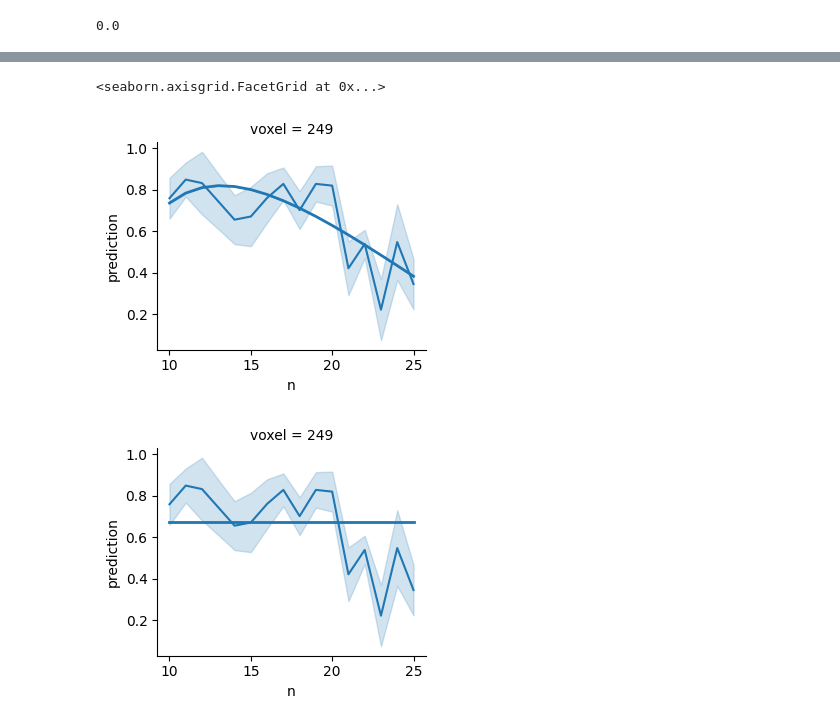
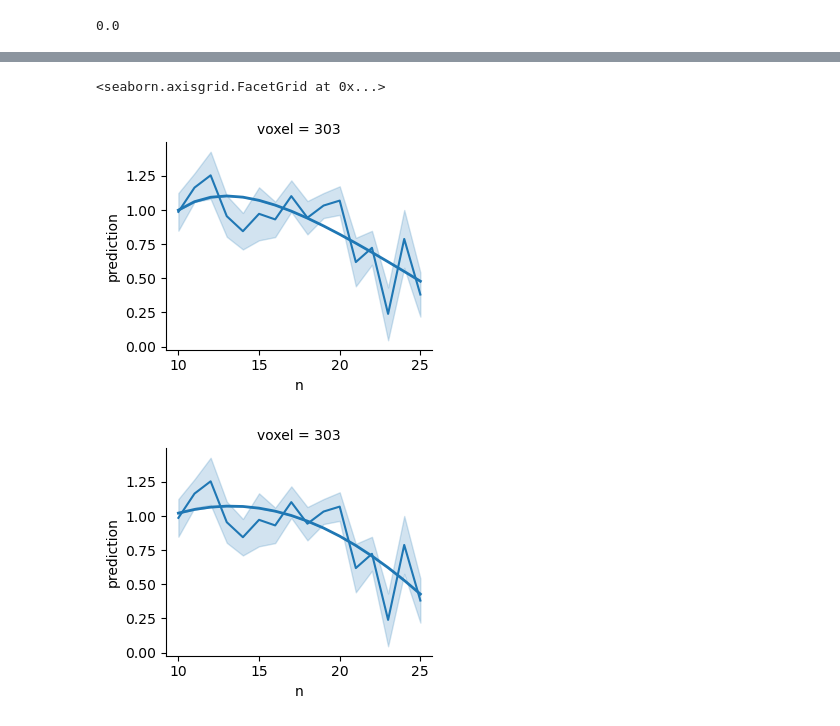
Before and after one commit to Gilles86/neural_priors, a Jupyter notebook: notebooks/bla.ipynb, the cells around one changed output, grey strips where cells are left out. Drawn from its saved outputs; the diff is of its cells as text; code cells hidden in the pictures.

```diff
--- a/notebooks/bla.ipynb
+++ b/notebooks/bla.ipynb
@@ -15,5 +17,5 @@ pd.set_option('display.width', 170) # 80
 pd.options.mode.copy_on_write = True
 pd.set_option('display.max_columns', 70)
 # %%
-bids_folder = '../../ds-neuralpriors'
+bids_folder = '/data/ds-neuralpriors'
 # %%
@@ -206,7 +206,7 @@ df[mask]
 # %%
-plot_prf_predictions('01', bids_folder=bids_folder, voxels=[249,], range_n='narrow')
-plot_prf_predictions('01', bids_folder=bids_folder, voxels=[249,], range_n='narrow', gaussian=True)
+plot_prf_predictions('01', bids_folder=bids_folder, voxels=[303,], range_n='narrow')
+plot_prf_predictions('01', bids_folder=bids_folder, voxels=[303,], range_n='narrow', gaussian=True)
 # %% [output]
 <seaborn.axisgrid.FacetGrid at 0x...>
-[figure, old version]
+[figure, new version]
-[figure, old version]
+[figure, new version]
```
Also changed, not shown: parts of 29 cells of this notebook.
